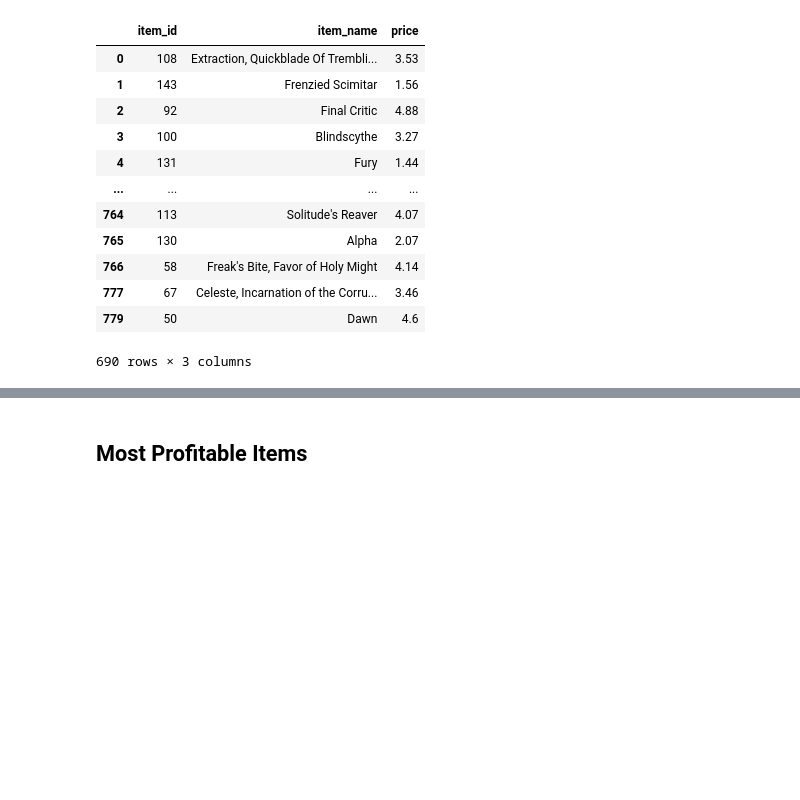
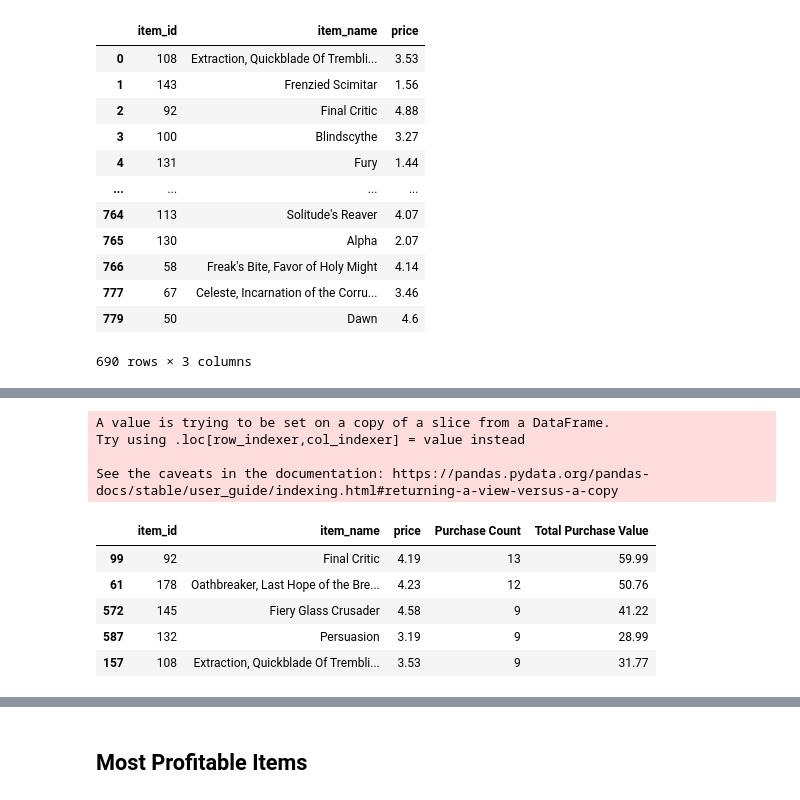
Before and after one commit to faithlierheimer/DABootCampLierheimer, a Jupyter notebook: pandas-challenge/HeroesOfPymoli.ipynb, the cells around one changed output, grey strips where cells are left out. Cells and saved outputs as stored; diff of their text form; code cells hidden in the pictures; blank space fills up the shorter version.

```diff
--- a/pandas-challenge/HeroesOfPymoli.ipynb
+++ b/pandas-challenge/HeroesOfPymoli.ipynb
@@ -877,0 +846,21 @@ popular_items_sorted2
+# %%
+popular_items_sum = popular_items.groupby(['item_id','item_name']).sum()['price']
+popular_items_sum_list = popular_items_sum.to_list()
+popular_items_sum_list = [round(i,2) for i in popular_items_sum_list]
+# %%
+#Add sum column to original summary df
+popular_items_no_dupes['Total Purchase Value'] = popular_items_sum_list
+
+popular_items_no_dupes_sorted = popular_items_no_dupes.sort_values(by = ['Purchase Count'], ascending = False)
+popular_items_no_dupes_sorted.head()
+# %% [output]
+A value is trying to be set on a copy of a slice from a DataFrame.
+Try using .loc[row_indexer,col_indexer] = value instead
+
+See the caveats in the documentation: https://pandas.pydata.org/pandas-docs/stable/user_guide/indexing.html#returning-a-view-versus-a-copy
+|  | item_id | item_name | price | Purchase Count | Total Purchase Value |
+| 99 | 92 | Final Critic | 4.19 | 13 | 59.99 |
+| 61 | 178 | Oathbreaker, Last Hope of the Bre... | 4.23 | 12 | 50.76 |
+| 572 | 145 | Fiery Glass Crusader | 4.58 | 9 | 41.22 |
+| 587 | 132 | Persuasion | 3.19 | 9 | 28.99 |
+| 157 | 108 | Extraction, Quickblade Of Trembli... | 3.53 | 9 | 31.77 |
```
Also changed, not shown: parts of 6 cells of this notebook.
